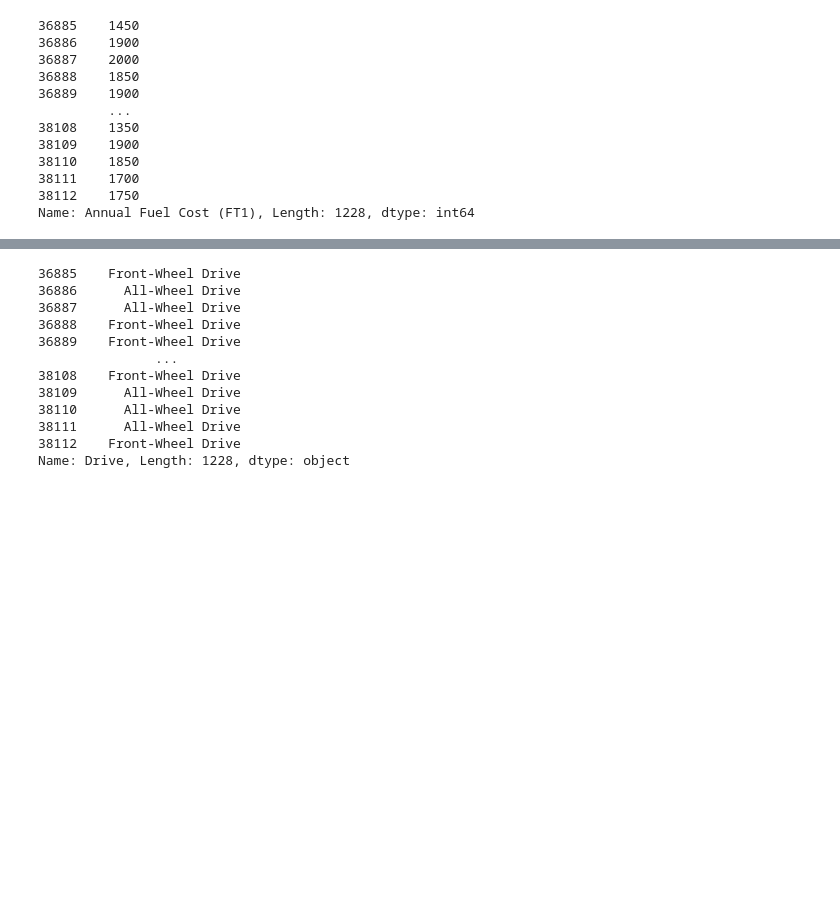
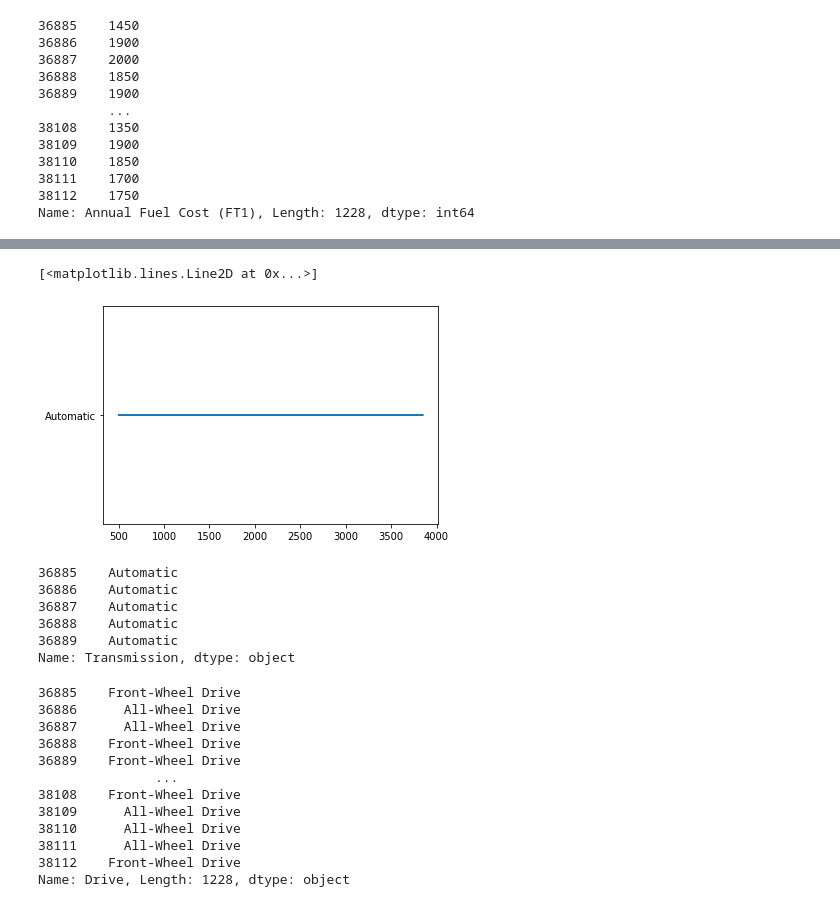
Before and after one commit to geraldwattsthethird/Fuel-Cost-Analysis, a Jupyter notebook: Fuel_Cost.ipynb, the cells around one changed output, grey strips where cells are left out. Cells and saved outputs as stored; diff of their text form; code cells hidden in the pictures; blank space fills up the shorter version.

Commit message:
start of transmission data

```diff
--- a/Fuel_Cost.ipynb
+++ b/Fuel_Cost.ipynb
@@ -290,3 +337,48 @@ Name: Transmission, Length: 1228, dtype: object
+# %%
+plt.plot(transmit_2017_a_fuel, transmit_2017_auto)
+# %% [output]
+[<matplotlib.lines.Line2D at 0x...>]
+[figure, added]
+# %%
+transmit_2017 = cleaned_data2['Transmission']
+transmit_2017.unique()
+transmit_2017 = transmit_2017.replace ({'Auto(AM-S8)' : 'Automatic',
+                                        'Automatic (S9)' : 'Automatic',
+                                        'Auto(AM-S9)' : 'Automatic',
+                                        'Automatic (S6)': 'Automatic',
+                                        'Auto(AM-S7)' : 'Automatic',
+                                        'Auto(AM6)' : 'Automatic',
+                                        'Automatic 8-Speed': 'Automatic',
+                                        'Automatic (S8)' : 'Automatic',
+                                        'Auto(AM7)' : 'Automatic',
+                                        'Manual(M7)' : 'Manual',
+                                        'Auto(AM-S6)': 'Automatic',
+                                        'Manual 6-Speed' : 'Manual',
+                                        'Automatic (A1)' :'Automatic',
+                                        'Automatic 6-Speed' : 'Automatic',
+                                        'Automatic (S10)' : 'Automatic',
+                                        'Automatic (variable gear ratios)' : 'Automatic',
+                                        'Manual 7-Speed' : 'Manual',
+                                        'Automatic 9-Speed' : 'Automatic',
+                                        'Manual 5-Speed' : 'Manual',
+                                        'Automatic 4-Speed' : 'Automatic',
+                                        'Auto(AV-S7)' : 'Automatic',
+                                        'Automatic (S7)' : 'Automatic',
+                                        'Automatic 5-Speed' : 'Automatic',
+                                        'Auto(AV-S6)' : 'Automatic',
+                                        'Auto(AV-S8)' : 'Automatic',
+                                        'Automatic 7-Speed' : 'Automatic',
+                                        'Auto(AM8)' : 'Automatic',
+                                        'Automatic (S5)' : 'Automatic'})
+#transmit_2017_a = transmit_2017.groupby
+transmit_2017.head()
+# %% [output]
+36885    Automatic
+36886    Automatic
+36887    Automatic
+36888    Automatic
+36889    Automatic
+Name: Transmission, dtype: object
 # %%
 drive_2017 = cleaned_data2['Drive']
 drive_2017
```
Also changed, not shown: parts of 11 cells of this notebook, 1 other file.
